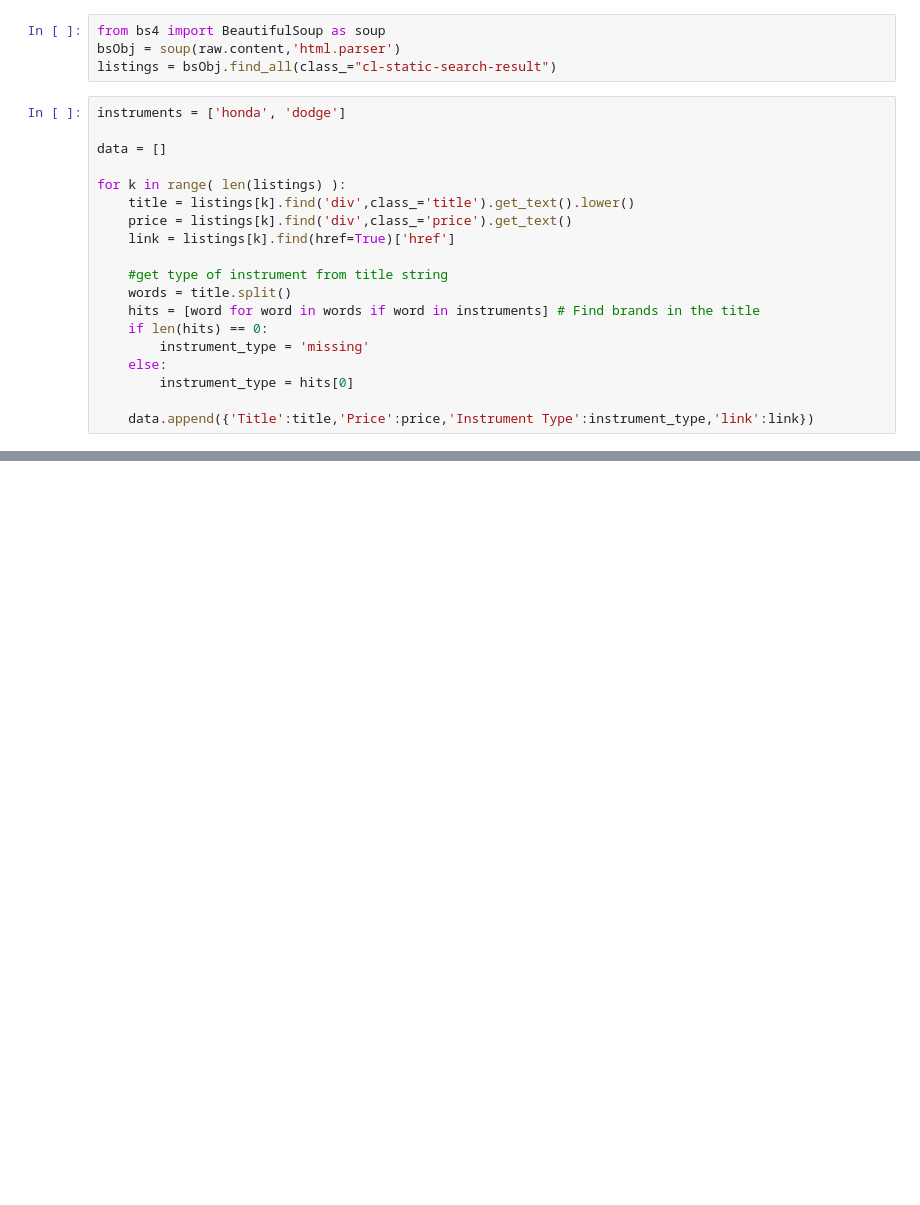
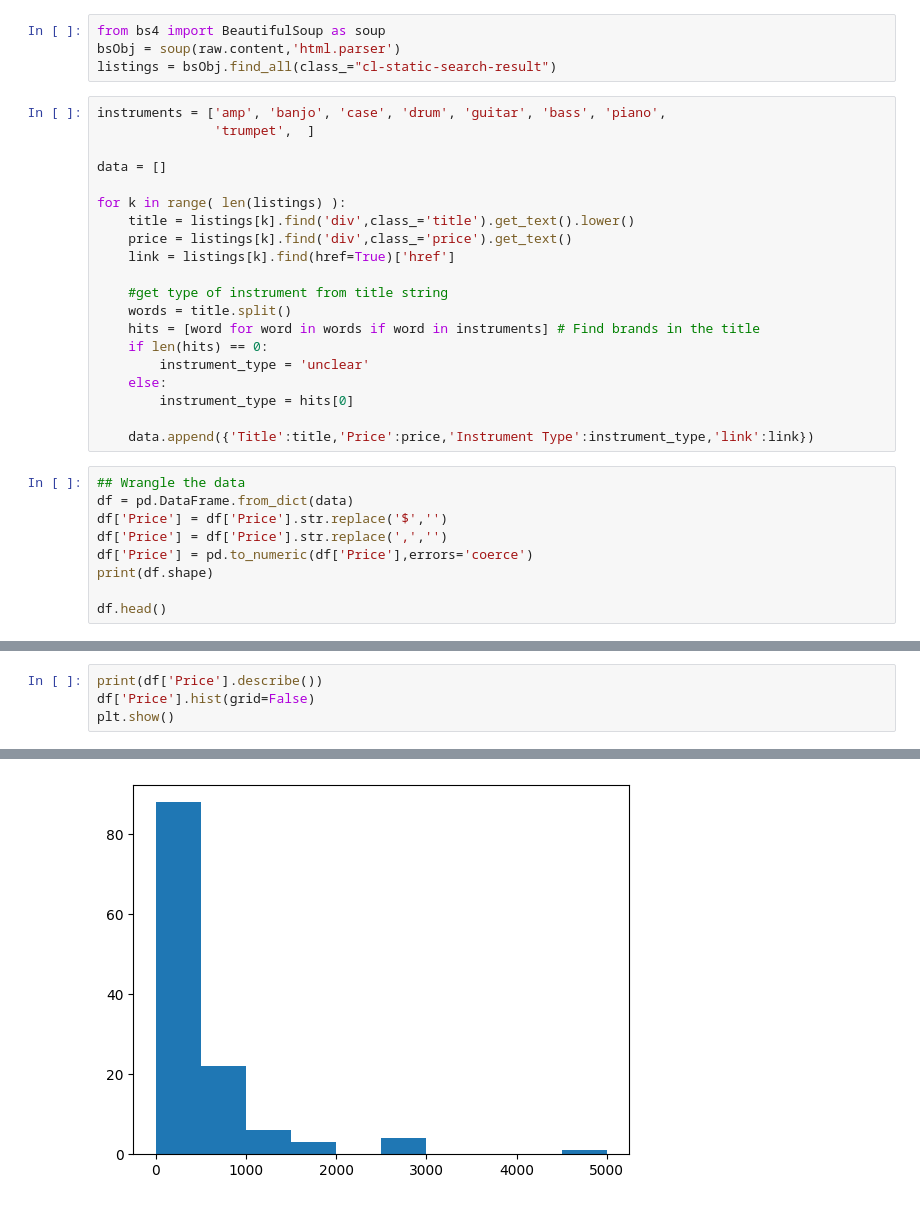
Before and after one commit to kpunsalan8/DS-3001-wrangling, a Jupyter notebook: lab/lab_notebook.ipynb, the cells around one changed output, grey strips where cells are left out. Saved outputs shown, nothing was run; the diff lists cells and outputs as text; blank space fills up the shorter version.

```diff
--- a/lab/lab_notebook.ipynb
+++ b/lab/lab_notebook.ipynb
@@ -228,7 +228,8 @@ from bs4 import BeautifulSoup as soup
 bsObj = soup(raw.content,'html.parser')
 listings = bsObj.find_all(class_="cl-static-search-result")
 # %%
-instruments = ['honda', 'dodge']
+instruments = ['amp', 'banjo', 'case', 'drum', 'guitar', 'bass', 'piano',
+               'trumpet',  ]
 
 data = []
 
@@ -241,8 +242,17 @@ for k in range( len(listings) ):
     words = title.split()
     hits = [word for word in words if word in instruments] # Find brands in the title
     if len(hits) == 0:
-        instrument_type = 'missing'
+        instrument_type = 'unclear'
     else:
         instrument_type = hits[0]
 
     data.append({'Title':title,'Price':price,'Instrument Type':instrument_type,'link':link})
+# %%
+## Wrangle the data
+df = pd.DataFrame.from_dict(data)
+df['Price'] = df['Price'].str.replace('$','')
+df['Price'] = df['Price'].str.replace(',','')
+df['Price'] = pd.to_numeric(df['Price'],errors='coerce')
+print(df.shape)
+
+df.head()
@@ -248,0 +267,5 @@ for k in range( len(listings) ):
+# %%
+print(df['Price'].describe())
+df['Price'].hist(grid=False)
+plt.show()
+# %% [output]
@@ -248,0 +281 @@ for k in range( len(listings) ):
+[figure, added]
```
Also changed, not shown: parts of 4 cells of this notebook.
